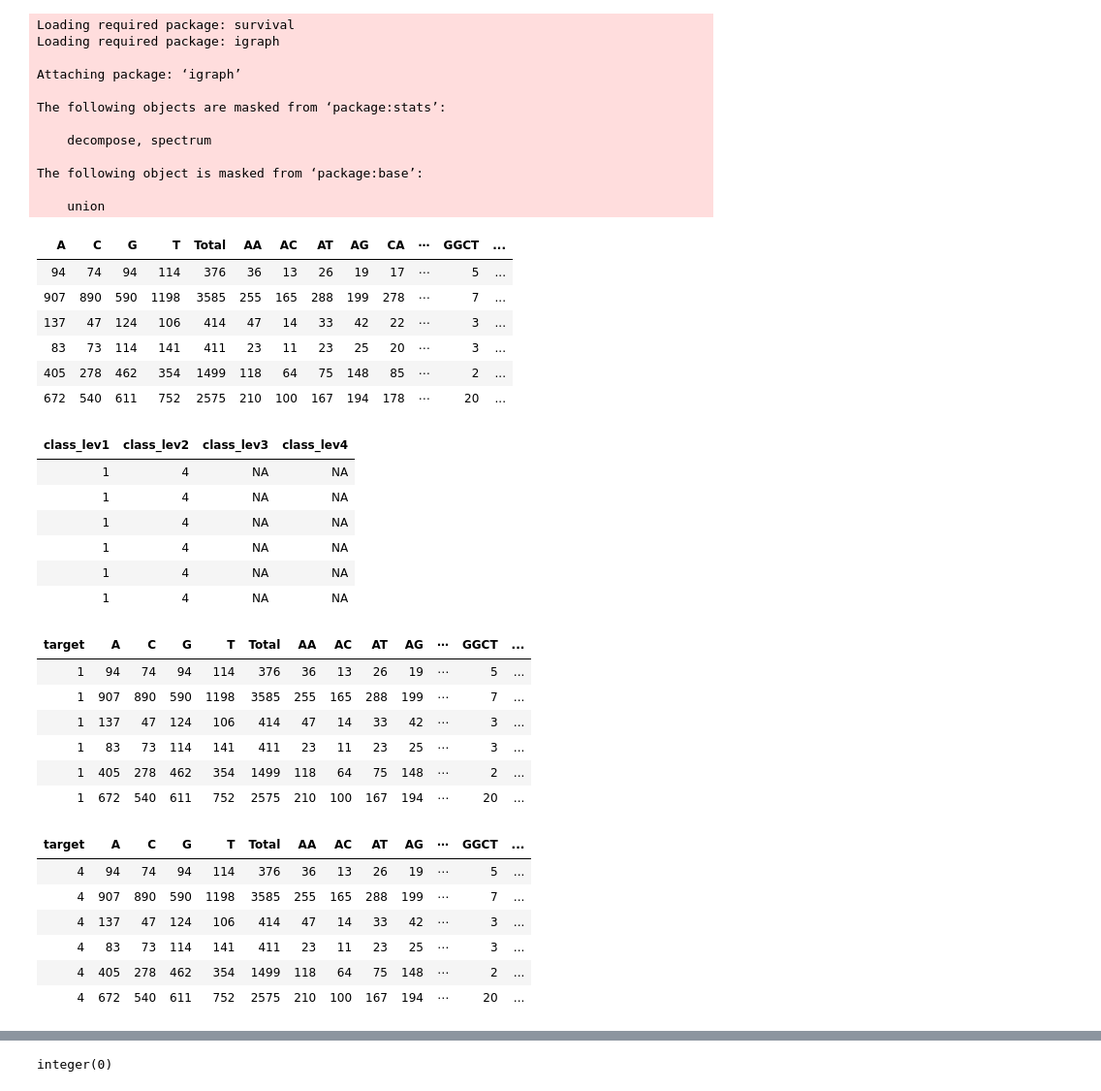
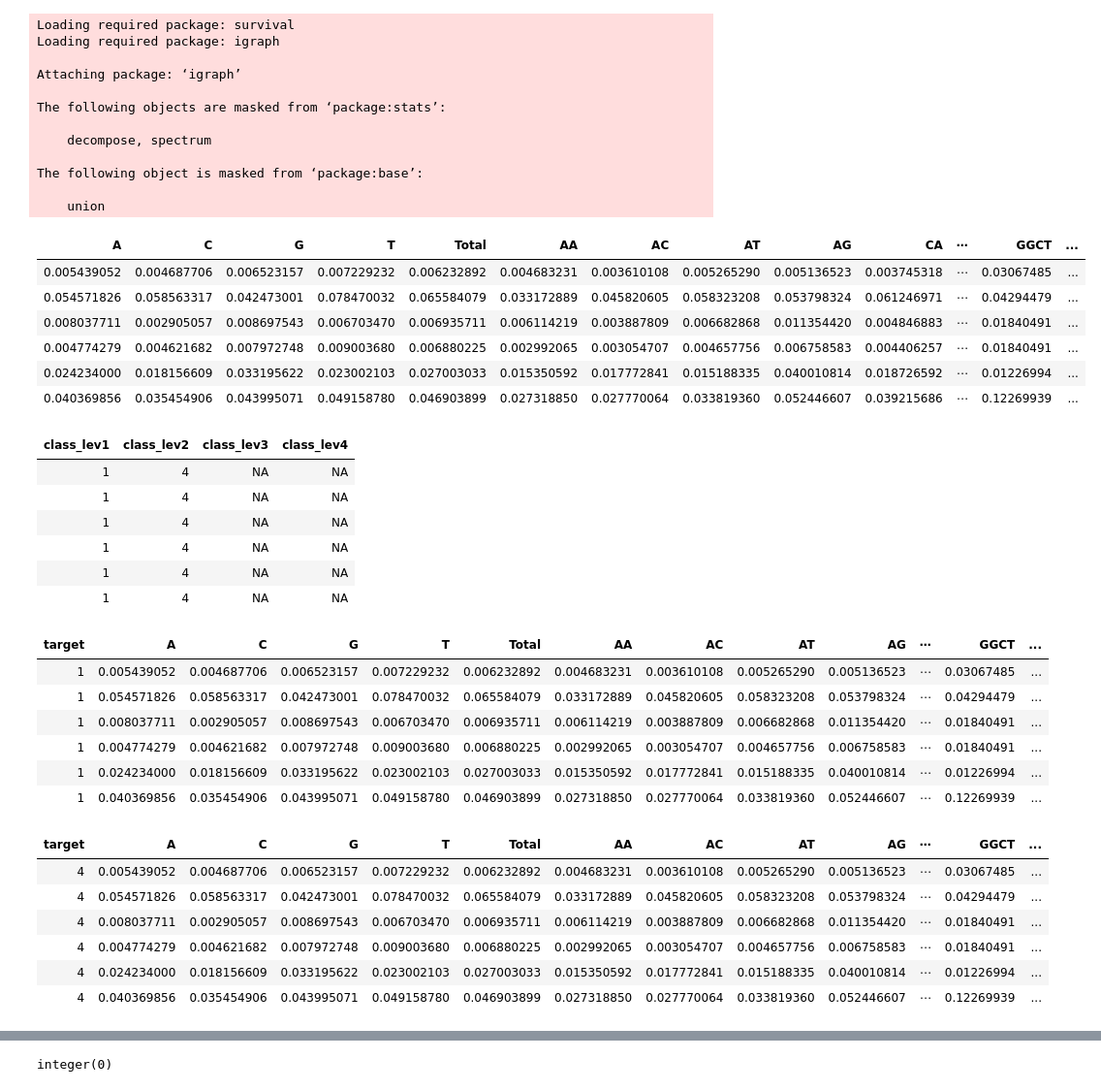
Before and after one commit to atallah-lab/hclass_te, a Jupyter notebook: mrmr_kmer_selection.ipynb, the cells around one changed output, grey strips where cells are left out. Shown at 97% size. Saved outputs shown, nothing was run; the diff lists cells and outputs as text; code cells hidden in the pictures.

Commit message:
add results using normalized data

```diff
--- a/mrmr_kmer_selection.ipynb
+++ b/mrmr_kmer_selection.ipynb
@@ -16,19 +16,19 @@ The following object is masked from ‘package:base’:
 # %%
 data <- read.csv('./raw_data')
 data[1:length(data[1,])] <- lapply(data[1:length(data[1,])], as.numeric)
-data_norm <- apply(data, 2, function(x)(x-min(x))/(max(x)-min(x)))
 target <- data[,(length(data[1,])-3):(length(data[1,]))]
 data <- data[,1:(length(data[1,])-4)]
+data <- apply(data, 2, function(x)(x-min(x))/(max(x)-min(x))); data <- data.frame(data) # Normalize features from 0 to 1
 head(data)
 head(target)
 # %% [output]
 | A | C | G | T | Total | AA | AC | AT | AG | CA | ⋯ | GGCT | ... |
-| 94 | 74 | 94 | 114 | 376 | 36 | 13 | 26 | 19 | 17 | ⋯ | 5 | ... |
-| 907 | 890 | 590 | 1198 | 3585 | 255 | 165 | 288 | 199 | 278 | ⋯ | 7 | ... |
-| 137 | 47 | 124 | 106 | 414 | 47 | 14 | 33 | 42 | 22 | ⋯ | 3 | ... |
-| 83 | 73 | 114 | 141 | 411 | 23 | 11 | 23 | 25 | 20 | ⋯ | 3 | ... |
-| 405 | 278 | 462 | 354 | 1499 | 118 | 64 | 75 | 148 | 85 | ⋯ | 2 | ... |
-| 672 | 540 | 611 | 752 | 2575 | 210 | 100 | 167 | 194 | 178 | ⋯ | 20 | ... |
+| 0.005439052 | 0.004687706 | 0.006523157 | 0.007229232 | 0.006232892 | 0.004683231 | 0.003610108 | 0.005265290 | 0.005136523 | 0.003745318 | ⋯ | 0.03067485 | ... |
+| 0.054571826 | 0.058563317 | 0.042473001 | 0.078470032 | 0.065584079 | 0.033172889 | 0.045820605 | 0.058323208 | 0.053798324 | 0.061246971 | ⋯ | 0.04294479 | ... |
+| 0.008037711 | 0.002905057 | 0.008697543 | 0.006703470 | 0.006935711 | 0.006114219 | 0.003887809 | 0.006682868 | 0.011354420 | 0.004846883 | ⋯ | 0.01840491 | ... |
+| 0.004774279 | 0.004621682 | 0.007972748 | 0.009003680 | 0.006880225 | 0.002992065 | 0.003054707 | 0.004657756 | 0.006758583 | 0.004406257 | ⋯ | 0.01840491 | ... |
+| 0.024234000 | 0.018156609 | 0.033195622 | 0.023002103 | 0.027003033 | 0.015350592 | 0.017772841 | 0.015188335 | 0.040010814 | 0.018726592 | ⋯ | 0.01226994 | ... |
+| 0.040369856 | 0.035454906 | 0.043995071 | 0.049158780 | 0.046903899 | 0.027318850 | 0.027770064 | 0.033819360 | 0.052446607 | 0.039215686 | ⋯ | 0.12269939 | ... |
 | class_lev1 | class_lev2 | class_lev3 | class_lev4 |
 | 1 | 4 | NA | NA |
 | 1 | 4 | NA | NA |
@@ -46,12 +46,12 @@ head(tmp)
 res_root <- mRMR.ensemble(data = mRMR.data(tmp), solution_count=1, target_indices = 1, feature_count = 300, method='exhaustive')
 # %% [output]
 | target | A | C | G | T | Total | AA | AC | AT | AG | ⋯ | GGCT | ... |
-| 1 | 94 | 74 | 94 | 114 | 376 | 36 | 13 | 26 | 19 | ⋯ | 5 | ... |
-| 1 | 907 | 890 | 590 | 1198 | 3585 | 255 | 165 | 288 | 199 | ⋯ | 7 | ... |
-| 1 | 137 | 47 | 124 | 106 | 414 | 47 | 14 | 33 | 42 | ⋯ | 3 | ... |
-| 1 | 83 | 73 | 114 | 141 | 411 | 23 | 11 | 23 | 25 | ⋯ | 3 | ... |
-| 1 | 405 | 278 | 462 | 354 | 1499 | 118 | 64 | 75 | 148 | ⋯ | 2 | ... |
-| 1 | 672 | 540 | 611 | 752 | 2575 | 210 | 100 | 167 | 194 | ⋯ | 20 | ... |
+| 1 | 0.005439052 | 0.004687706 | 0.006523157 | 0.007229232 | 0.006232892 | 0.004683231 | 0.003610108 | 0.005265290 | 0.005136523 | ⋯ | 0.03067485 | ... |
+| 1 | 0.054571826 | 0.058563317 | 0.042473001 | 0.078470032 | 0.065584079 | 0.033172889 | 0.045820605 | 0.058323208 | 0.053798324 | ⋯ | 0.04294479 | ... |
+| 1 | 0.008037711 | 0.002905057 | 0.008697543 | 0.006703470 | 0.006935711 | 0.006114219 | 0.003887809 | 0.006682868 | 0.011354420 | ⋯ | 0.01840491 | ... |
+| 1 | 0.004774279 | 0.004621682 | 0.007972748 | 0.009003680 | 0.006880225 | 0.002992065 | 0.003054707 | 0.004657756 | 0.006758583 | ⋯ | 0.01840491 | ... |
+| 1 | 0.024234000 | 0.018156609 | 0.033195622 | 0.023002103 | 0.027003033 | 0.015350592 | 0.017772841 | 0.015188335 | 0.040010814 | ⋯ | 0.01226994 | ... |
+| 1 | 0.040369856 | 0.035454906 | 0.043995071 | 0.049158780 | 0.046903899 | 0.027318850 | 0.027770064 | 0.033819360 | 0.052446607 | ⋯ | 0.12269939 | ... |
 # %%
 # Class 1 node features
 indx <- target[,1]==1 & !is.na(target[,2]) # Those in class 1 with known order
@@ -62,12 +62,12 @@ head(tmp)
 res_class1 <- mRMR.ensemble(data = mRMR.data(tmp), solution_count=1, target_indices = 1, feature_count = 300, method='exhaustive')
 # %% [output]
 | target | A | C | G | T | Total | AA | AC | AT | AG | ⋯ | GGCT | ... |
-| 4 | 94 | 74 | 94 | 114 | 376 | 36 | 13 | 26 | 19 | ⋯ | 5 | ... |
-| 4 | 907 | 890 | 590 | 1198 | 3585 | 255 | 165 | 288 | 199 | ⋯ | 7 | ... |
-| 4 | 137 | 47 | 124 | 106 | 414 | 47 | 14 | 33 | 42 | ⋯ | 3 | ... |
-| 4 | 83 | 73 | 114 | 141 | 411 | 23 | 11 | 23 | 25 | ⋯ | 3 | ... |
-| 4 | 405 | 278 | 462 | 354 | 1499 | 118 | 64 | 75 | 148 | ⋯ | 2 | ... |
-| 4 | 672 | 540 | 611 | 752 | 2575 | 210 | 100 | 167 | 194 | ⋯ | 20 | ... |
+| 4 | 0.005439052 | 0.004687706 | 0.006523157 | 0.007229232 | 0.006232892 | 0.004683231 | 0.003610108 | 0.005265290 | 0.005136523 | ⋯ | 0.03067485 | ... |
+| 4 | 0.054571826 | 0.058563317 | 0.042473001 | 0.078470032 | 0.065584079 | 0.033172889 | 0.045820605 | 0.058323208 | 0.053798324 | ⋯ | 0.04294479 | ... |
+| 4 | 0.008037711 | 0.002905057 | 0.008697543 | 0.006703470 | 0.006935711 | 0.006114219 | 0.003887809 | 0.006682868 | 0.011354420 | ⋯ | 0.01840491 | ... |
+| 4 | 0.004774279 | 0.004621682 | 0.007972748 | 0.009003680 | 0.006880225 | 0.002992065 | 0.003054707 | 0.004657756 | 0.006758583 | ⋯ | 0.01840491 | ... |
+| 4 | 0.024234000 | 0.018156609 | 0.033195622 | 0.023002103 | 0.027003033 | 0.015350592 | 0.017772841 | 0.015188335 | 0.040010814 | ⋯ | 0.01226994 | ... |
+| 4 | 0.040369856 | 0.035454906 | 0.043995071 | 0.049158780 | 0.046903899 | 0.027318850 | 0.027770064 | 0.033819360 | 0.052446607 | ⋯ | 0.12269939 | ... |
 # %%
 # Class 1, Order LTR node features
 indx <- target[,1]==1 & target[,2]==1 & !is.na(target[,3]) # Those in class 1, order LTR with known superfamily
```
Also changed, not shown: parts of 5 cells of this notebook, 2 other files.
